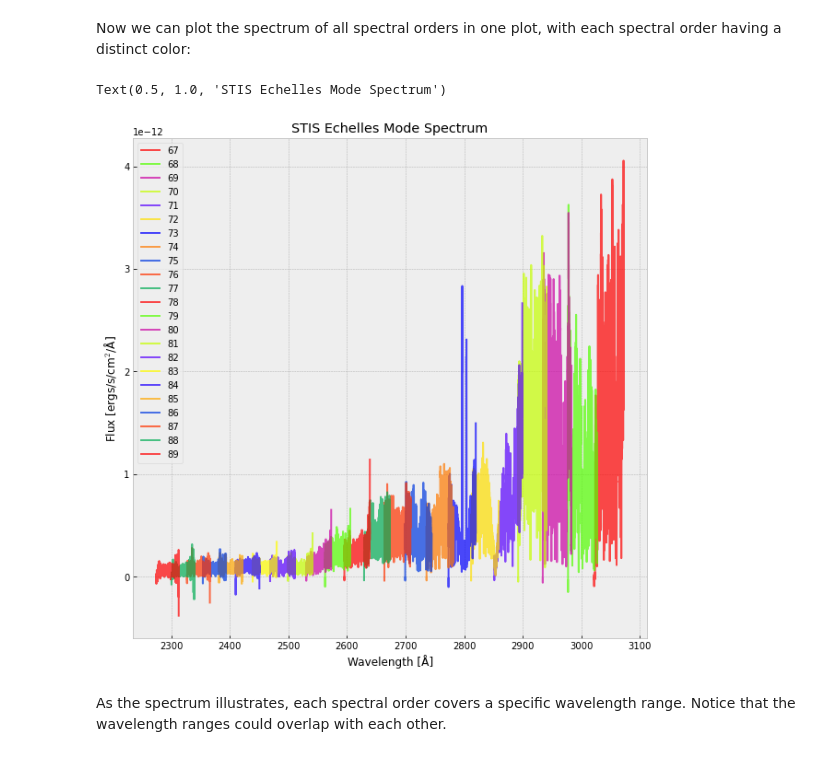
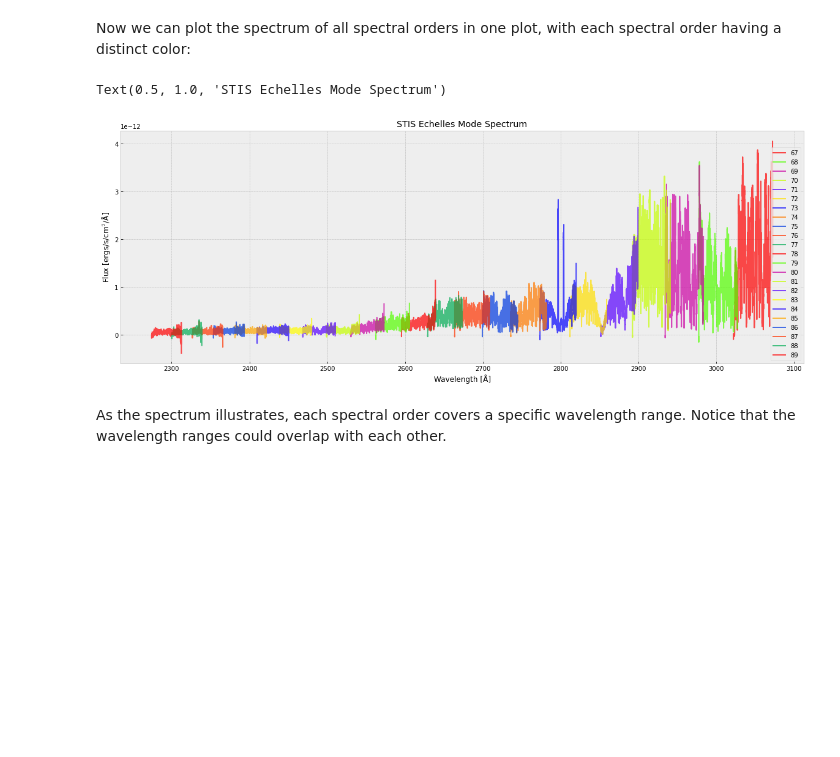
Before and after one commit to spacetelescope/STIS-Notebooks, a Jupyter notebook: View_Data/View_Data.ipynb, the cells around one changed output. Saved outputs shown, nothing was run; the diff lists cells and outputs as text; code cells hidden in the pictures; blank space fills up the shorter version.

```diff
--- a/View_Data/View_Data.ipynb
+++ b/View_Data/View_Data.ipynb
@@ -373,22 +376,22 @@ plt.style.use("bmh")
 # First zoom in to the region where SDQ got removed
 wl,flux,err,dq=x1d_data[0]["WAVELENGTH","FLUX","ERROR","DQ"]
 zoom_mask = (wl > min(wl)) & (wl < 1520)
-wl_region, flux_region, err_region, dq_region = wl[zoom_mask],flux[zoom_mask],err[zoom_mask],dq[zoom_mask]
+wl_zoom, flux_zoom, err_zoom, dq_zoom = wl[zoom_mask],flux[zoom_mask],err[zoom_mask],dq[zoom_mask]
 
 # Filter the datapoints to where there are no serious DQ flags
-mask_noSDQ = np.ones(len(dq_region),dtype=bool)
-for i in range(0,len(dq_region)):
-    if dq_region[i] & sdqFlags_fuv:
+mask_noSDQ = np.ones(len(dq_zoom),dtype=bool)
+for i in range(0,len(dq_zoom)):
+    if dq_zoom[i] & sdqFlags_fuv:
             mask_noSDQ[i]=False
 # get the spectrum without SDQ using the mask we just created
-wvln_noSDQ, flux_noSDQ,err_noSDQ = wl_region[mask_noSDQ], flux_region[mask_noSDQ],err_region[mask_noSDQ]
+wvln_noSDQ, flux_noSDQ,err_noSDQ = wl_zoom[mask_noSDQ], flux_zoom[mask_noSDQ],err_zoom[mask_noSDQ]
 # inverse the _noSDQ mask to collect the data points with SDQ flags
 mask_SDQ = [not elem for elem in mask_noSDQ]
-wvln_SDQ, flux_SDQ = wl_region[mask_SDQ], flux_region[mask_SDQ]
+wvln_SDQ, flux_SDQ = wl_zoom[mask_SDQ], flux_zoom[mask_SDQ]
 
 # plot1: the spectrum with SDQ flagged data included
 plt.subplot(2,1,1)
-plt.plot(wl_region, flux_region, #the x-data, y-data, and y-axis error
+plt.plot(wl_zoom, flux_zoom, #the x-data, y-data, and y-axis error
              marker=".",markersize="2",markerfacecolor='w', markeredgewidth=0) #specifies the data points style
 plt.title("FUV with SDQ flagged data")
 plt.xlabel('Wavelength [' + chr(197) +']')
@@ -724,9 +752,9 @@ As shown in the image above, there are multiple horizontal bands with different
 
 We first read in the _x1d data as an astropy table. Notice that when we read in the FUV _x1d data in [section2.2](#section2.2), the table has a single row with SPORDER = 1. But for echelles mode data, the data is separated into multiple rows, with each row having a distinct order.
 # %%
-x1d_file="./data/mastDownload/HST/octx01030/octx01030_x1d.fits"
-x1d_data = Table.read(x1d_file,1)
-x1d_data
+echelles_file="./data/mastDownload/HST/octx01030/octx01030_x1d.fits"
+echelles_data = Table.read(echelles_file,1)
+echelles_data
 # %% [output]
 WARNING: UnitsWarning: 'erg/s/cm**2/Angstrom' contains multiple slashes, which is discouraged by the FITS standard [astropy.units.format.generic]
 Table masked=True length=23
@@ -750,15 +778,17 @@ Table masked=True length=23
 Now we can plot the spectrum of all spectral orders in one plot, with each spectral order having a distinct color:
 # %%
 # plot the spectrum; the color of each SPORDER is specified through a matplotlib built-in colormap
-for i in range(len(x1d_data)):
-    plt.plot(x1d_data[i]['WAVELENGTH'],x1d_data[i]['FLUX'],color=cm.get_cmap('prism')(i/len(x1d_data)),label=x1d_data[i]['SPORDER'],alpha=0.7)
+matplotlib.rcParams['figure.figsize'] = (20,7)
+
+for i in range(len(echelles_data)):
+    plt.plot(echelles_data[i]['WAVELENGTH'],echelles_data[i]['FLUX'],color=cm.get_cmap('prism')(i/len(echelles_data)),label=echelles_data[i]['SPORDER'],alpha=0.7)
 plt.xlabel('Wavelength [' + chr(197) +']')
 plt.ylabel("Flux [ergs/s/cm$^2$/" + chr(197) +"]")
 plt.legend(loc='best')
 plt.title("STIS Echelles Mode Spectrum")
 # %% [output]
 Text(0.5, 1.0, 'STIS Echelles Mode Spectrum')
-[figure, old version]
+[figure, new version]
 # %% [markdown]
 As the spectrum illustrates, each spectral order covers a specific wavelength range. Notice that the wavelength ranges could overlap with each other.
 # %% [markdown]
```
Also changed, not shown: parts of 23 cells of this notebook, 1 other file.
